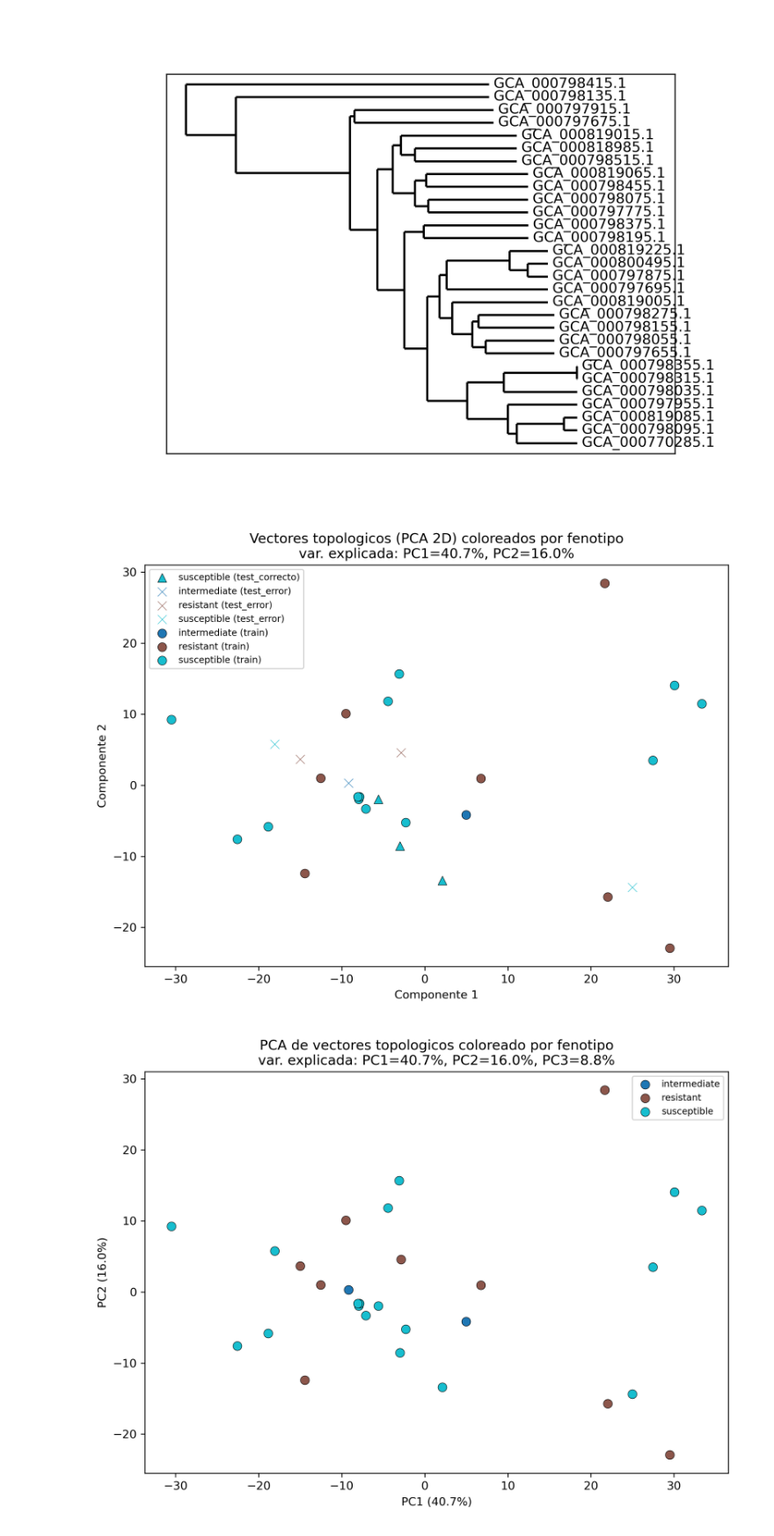
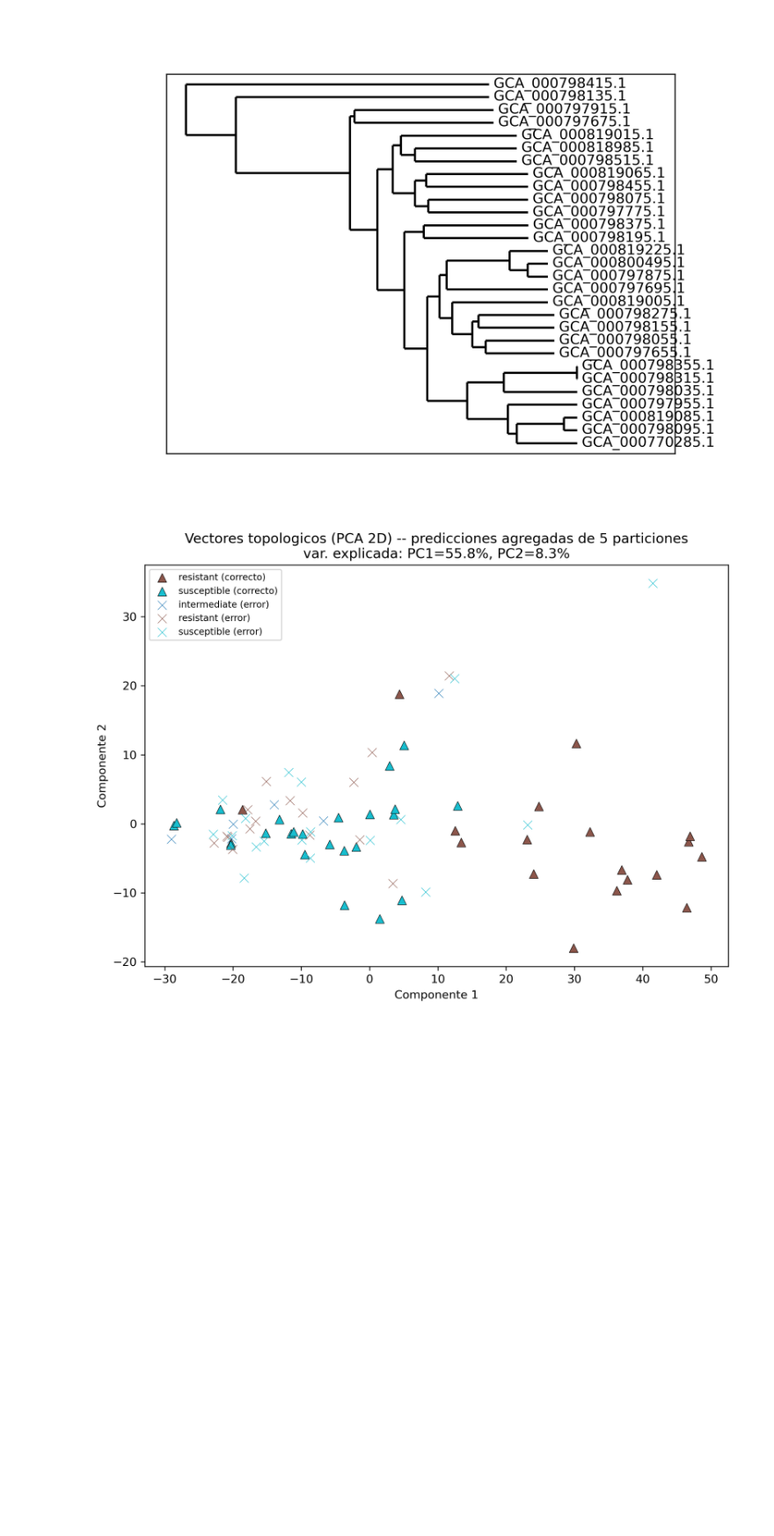
Before and after one commit to gerocharuiz/KmerTopology, a Jupyter notebook: notebooks/slesct_genoms/visualizacion.ipynb, the cells around one changed output. Shown at 88% size. Drawn from its saved outputs; the diff is of its cells as text; code cells hidden in the pictures; blank space fills up the shorter version.

```diff
--- a/notebooks/slesct_genoms/visualizacion.ipynb
+++ b/notebooks/slesct_genoms/visualizacion.ipynb
@@ -95,11 +95,7 @@ display(Image(
 [figure]
 # %%
 display(Image(
-    filename="/files2/gerardo/KmerTopology/results/knn/selected_genomes/knn_prueba_pca_resistencia.png"
+    filename="/files2/gerardo/KmerTopology/results/knn/selected_genomes/1_knn/knn_pca_resistencia.png"
 ))
-display(Image(
-    filename="/files2/gerardo/KmerTopology/results/knn/selected_genomes/pca_prueba_scatter.png"
-))
 # %% [output]
-[figure, old version]
+[figure, new version]
-[figure, removed]
```
Also changed, not shown: parts of 5 cells of this notebook, 2 other files.
